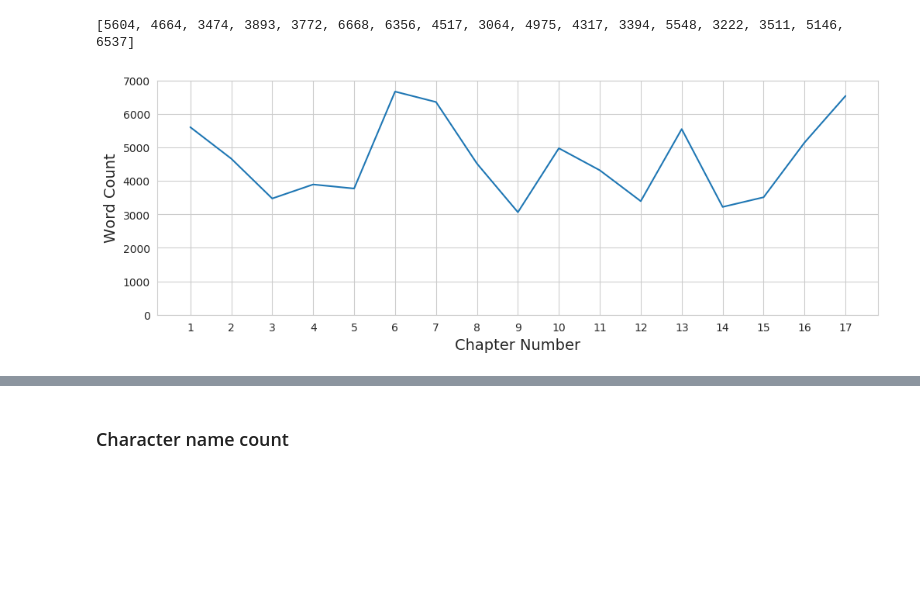
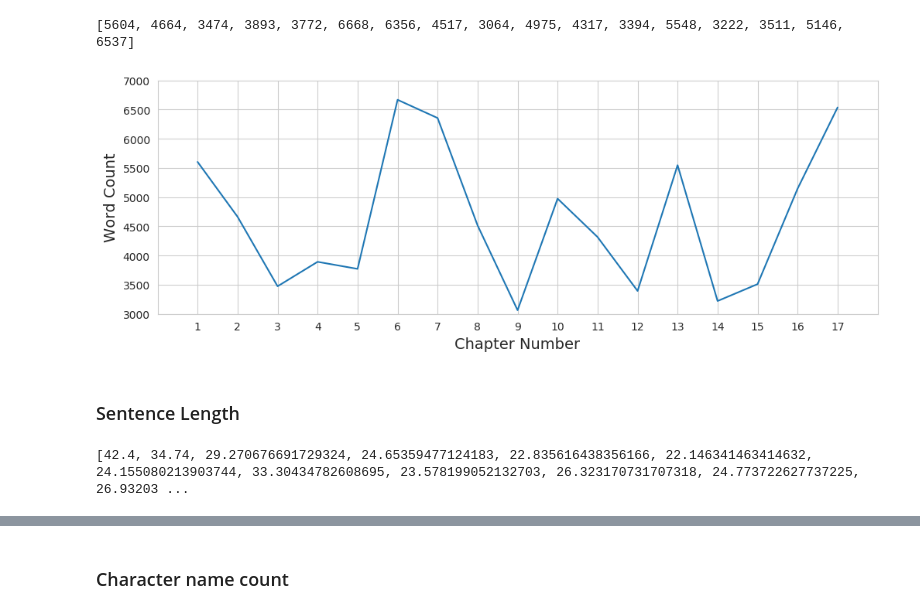
Before and after one commit to datastoryteller/hp1-nlp-analysis, a Jupyter notebook: HP1 - NLP Analysis.ipynb, the cells around one changed output, grey strips where cells are left out. Saved outputs shown, nothing was run; the diff lists cells and outputs as text; code cells hidden in the pictures; blank space fills up the shorter version.

Commit message:
added word count & sentence length plots

```diff
--- a/HP1 - NLP Analysis.ipynb
+++ b/HP1 - NLP Analysis.ipynb
@@ -102,9 +102,24 @@ print(wc_list)
 # %%
 ax = plt.subplots(figsize=(12,4),dpi=100)
 ax = sns.lineplot(x=list(range(1, (HP.num_chapters + 1))), y=wc_list)
-ax.set_ylim(0, 7000)
+ax.set_ylim(3000, 7000)
+ax.set_xlim(0, 18)
 ax.set_xlabel("Chapter Number", fontsize=14)
 ax.set_ylabel("Word Count", fontsize=14)
 _ = ax.set_xticks(list(range(1, (HP.num_chapters + 1))))
 # %% [output]
-[figure, old version]
+[figure, new version]
+# %% [markdown]
+### Sentence Length
+# %%
+sent_len_list = []
+for i in range(1, (HP.num_chapters + 1)):
+    sum = 0
+    body = HP.get(i, 'b')
+    for s in body:
+        sum += len(s.split(' '))
+    sent_len_list.append(sum/len(body))
+
+print(sent_len_list)
+# %% [output]
+[42.4, 34.74, 29.270676691729324, 24.65359477124183, 22.835616438356166, 22.146341463414632, 24.155080213903744, 33.30434782608695, 23.578199052132703, 26.323170731707318, 24.773722627737225, 26.93203 ...
```
Also changed, not shown: parts of 1 cell of this notebook.
